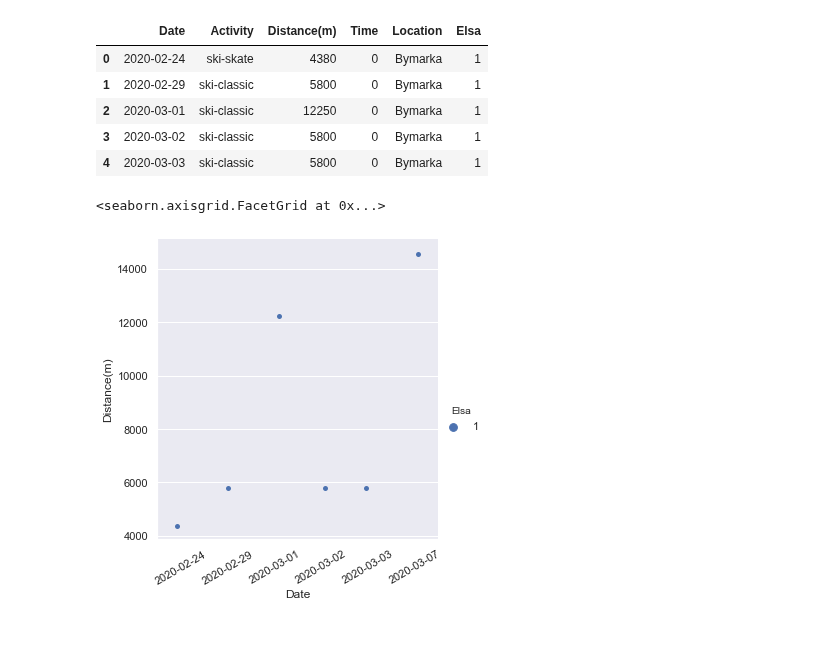
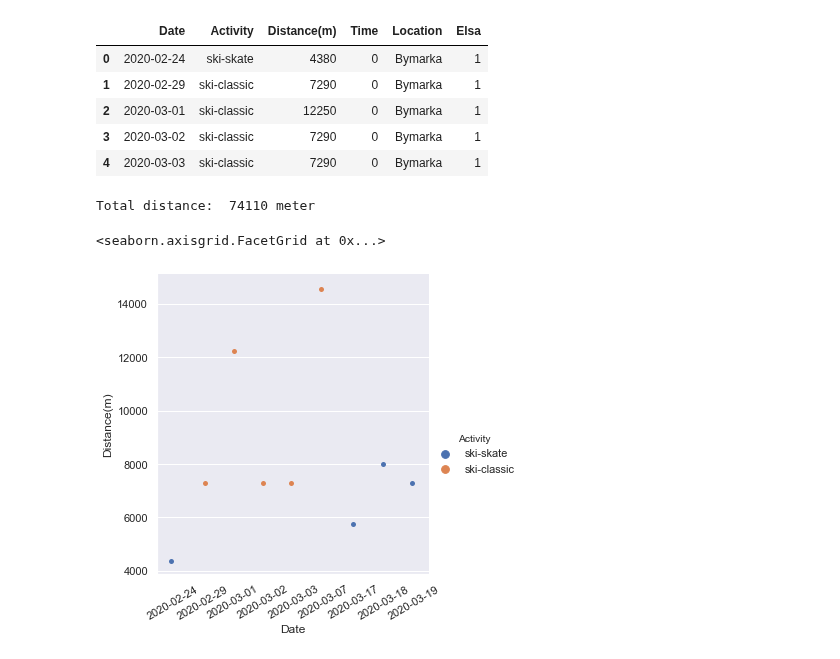
Before and after one commit to Olarm/Treningsdagbok, a Jupyter notebook: oversikt.ipynb, the cells around one changed output. Drawn from its saved outputs; the diff is of its cells as text; code cells hidden in the pictures.

Commit message:
Mere data

```diff
--- a/oversikt.ipynb
+++ b/oversikt.ipynb
@@ -5,23 +5,28 @@ import matplotlib.pyplot as plt
 import seaborn as sns
 sns.set(style="darkgrid")
 # %%
-data = pd.read_csv("dagbok.csv")
+data = pd.read_csv("ski.csv")
 weights = pd.read_csv("morgenvekt.csv")
 # %%
 data.head()
 # %% [output]
 |  | Date | Activity | Distance(m) | Time | Location | Elsa |
 | 0 | 2020-02-24 | ski-skate | 4380 | 0 | Bymarka | 1 |
-| 1 | 2020-02-29 | ski-classic | 5800 | 0 | Bymarka | 1 |
+| 1 | 2020-02-29 | ski-classic | 7290 | 0 | Bymarka | 1 |
 | 2 | 2020-03-01 | ski-classic | 12250 | 0 | Bymarka | 1 |
-| 3 | 2020-03-02 | ski-classic | 5800 | 0 | Bymarka | 1 |
-| 4 | 2020-03-03 | ski-classic | 5800 | 0 | Bymarka | 1 |
+| 3 | 2020-03-02 | ski-classic | 7290 | 0 | Bymarka | 1 |
+| 4 | 2020-03-03 | ski-classic | 7290 | 0 | Bymarka | 1 |
+# %%
+distance = data["Distance(m)"]
+print("Total distance: ", np.sum(distance), "meter")
+# %% [output]
+Total distance:  74110 meter
 # %%
-p = sns.catplot(x="Date", y="Distance(m)", hue="Elsa", data=data)
+p = sns.catplot(x="Date", y="Distance(m)", hue="Activity", data=data)
 p.set_xticklabels(rotation=30)
 # %% [output]
 <seaborn.axisgrid.FacetGrid at 0x...>
-[figure, old version]
+[figure, new version]
 # %%
 sns.relplot(x="date", y="weight", kind="line", data=weights)
 # %% [output]
```
Also changed, not shown: parts of 1 cell of this notebook, 3 other files.
